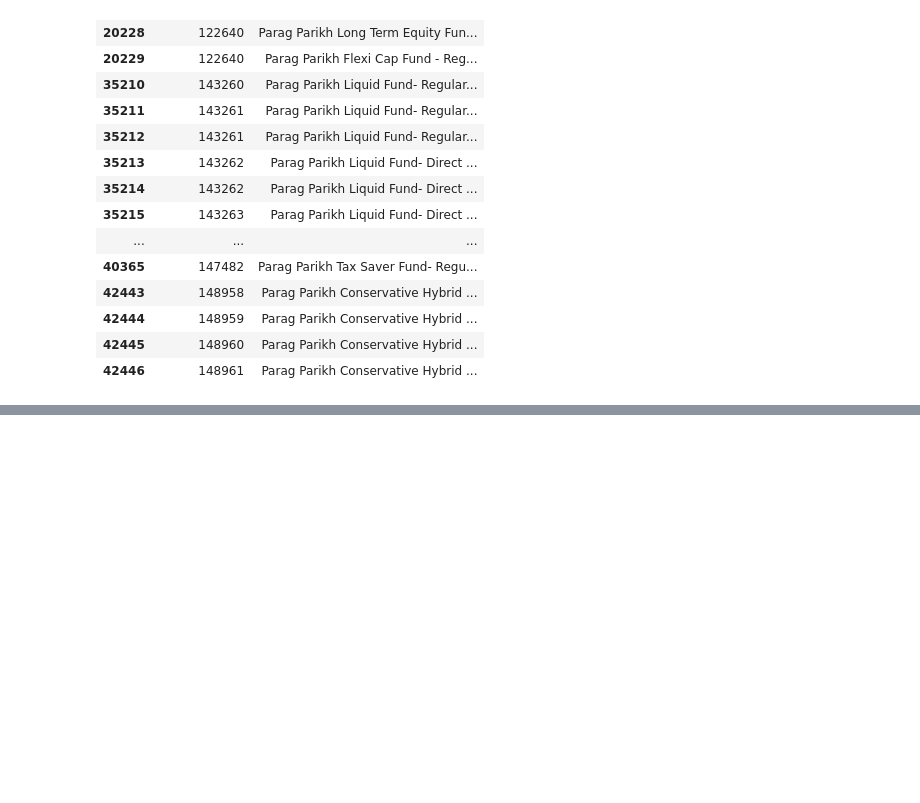
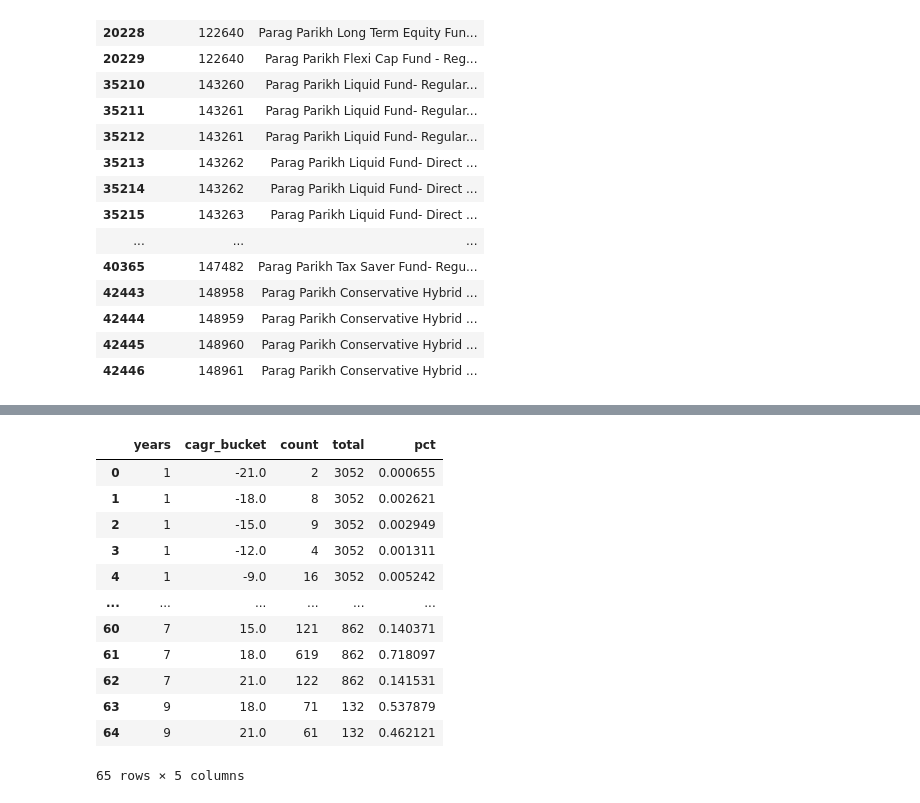
Before and after one commit to themefrugal/mutual_fund_analysis, a Jupyter notebook: notebooks/explore.ipynb, the cells around one changed output, grey strips where cells are left out. Drawn from its saved outputs; the diff is of its cells as text; code cells hidden in the pictures; blank space fills up the shorter version.

```diff
--- a/notebooks/explore.ipynb
+++ b/notebooks/explore.ipynb
@@ -72,0 +116,12 @@ df_navs
+# %%
+df_total = pd.DataFrame(df_cagrs.groupby(['years']).cagr.count()).reset_index()
+df_total.columns = ['years', 'total']
+# %%
+df_counts = pd.DataFrame(df_cagrs.groupby(['years', 'cagr_bucket']).cagr.count()).reset_index()
+df_counts.columns = ['years', 'cagr_bucket', 'count']
+# %%
+df_x = df_counts.merge(df_total, on='years', how='left')
+df_x['pct'] = df_x['count'] / df_x['total']
+# %%
+df_x['years'] = df_x['years'].astype(str)
+px.bar(df_x, x='cagr_bucket', y='pct', color='years', barmode='overlay')
@@ -72,0 +130,16 @@ df_navs
+# %%
+df_x
+# %% [output]
+|  | years | cagr_bucket | count | total | pct |
+| 0 | 1 | -21.0 | 2 | 3052 | 0.000655 |
+| 1 | 1 | -18.0 | 8 | 3052 | 0.002621 |
+| 2 | 1 | -15.0 | 9 | 3052 | 0.002949 |
+| 3 | 1 | -12.0 | 4 | 3052 | 0.001311 |
+| 4 | 1 | -9.0 | 16 | 3052 | 0.005242 |
+| ... | ... | ... | ... | ... | ... |
+| 60 | 7 | 15.0 | 121 | 862 | 0.140371 |
+| 61 | 7 | 18.0 | 619 | 862 | 0.718097 |
+| 62 | 7 | 21.0 | 122 | 862 | 0.141531 |
+| 63 | 9 | 18.0 | 71 | 132 | 0.537879 |
+| 64 | 9 | 21.0 | 61 | 132 | 0.462121 |
+65 rows × 5 columns
```
Also changed, not shown: parts of 13 cells of this notebook.
